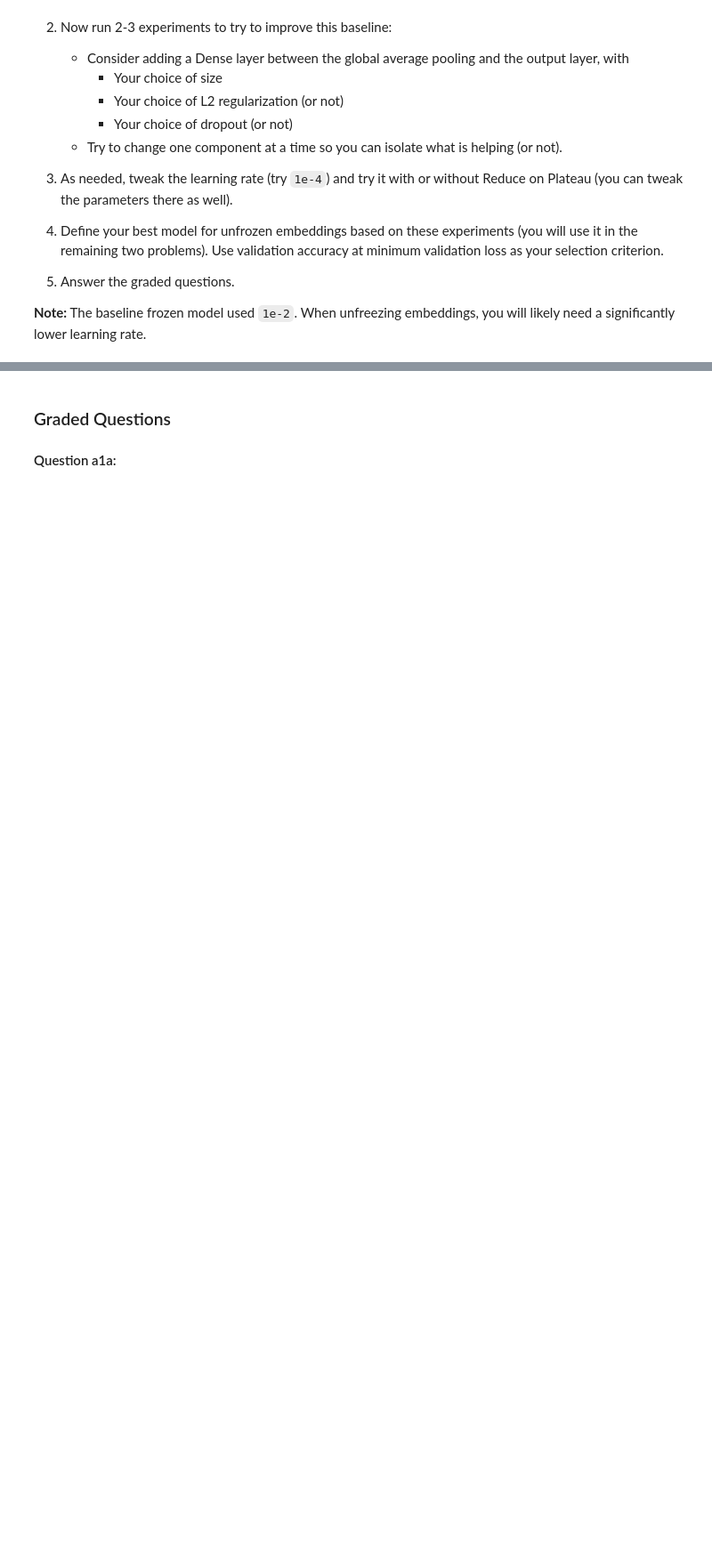
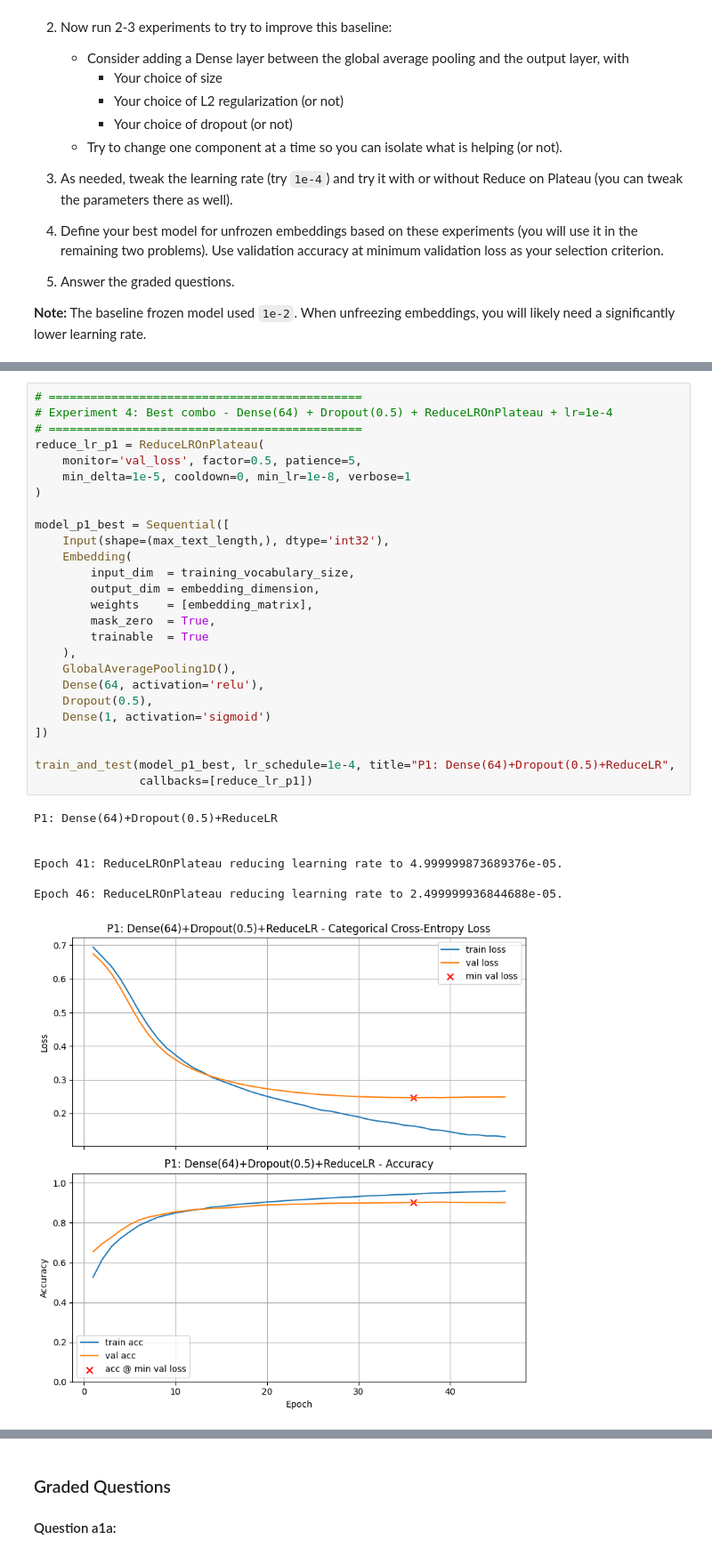
Before and after one commit to awelahi-bu/Module-7-Assignments, a Jupyter notebook: Homework_07.ipynb, the cells around one changed output, grey strips where cells are left out. Shown at 89% size. Saved outputs shown, nothing was run; the diff lists cells and outputs as text; blank space fills up the shorter version.

```diff
--- a/Homework_07.ipynb
+++ b/Homework_07.ipynb
@@ -622,0 +731,34 @@ When `trainable=True`, the embedding vectors themselves are updated by backpropa
+# %%
+# =============================================
+# Experiment 4: Best combo - Dense(64) + Dropout(0.5) + ReduceLROnPlateau + lr=1e-4
+# =============================================
+reduce_lr_p1 = ReduceLROnPlateau(
+    monitor='val_loss', factor=0.5, patience=5,
+    min_delta=1e-5, cooldown=0, min_lr=1e-8, verbose=1
+)
+
+model_p1_best = Sequential([
+    Input(shape=(max_text_length,), dtype='int32'),
+    Embedding(
+        input_dim  = training_vocabulary_size,
+        output_dim = embedding_dimension,
+        weights    = [embedding_matrix],
+        mask_zero  = True,
+        trainable  = True
+    ),
+    GlobalAveragePooling1D(),
+    Dense(64, activation='relu'),
+    Dropout(0.5),
+    Dense(1, activation='sigmoid')
+])
+
+train_and_test(model_p1_best, lr_schedule=1e-4, title="P1: Dense(64)+Dropout(0.5)+ReduceLR",
+               callbacks=[reduce_lr_p1])
+# %% [output]
+P1: Dense(64)+Dropout(0.5)+ReduceLR
+
+
+Epoch 41: ReduceLROnPlateau reducing learning rate to 4.999999873689376e-05.
+
+Epoch 46: ReduceLROnPlateau reducing learning rate to 2.499999936844688e-05.
+[figure, added]
```
Also changed, not shown: parts of 26 cells of this notebook, 1 other file.
